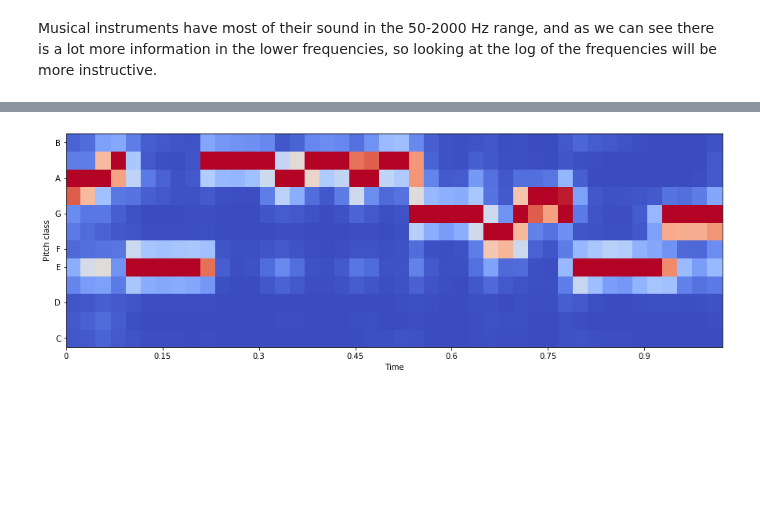
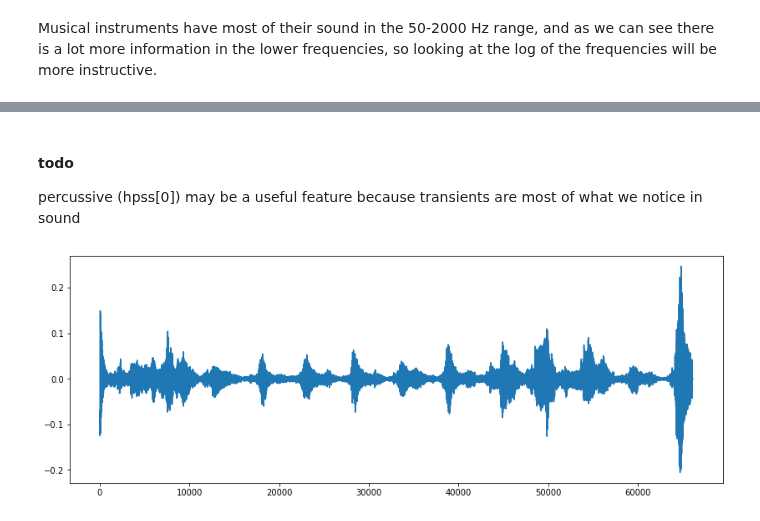
Before and after one commit to morganfry/springboard, a Jupyter notebook: Capstone Project 2/Data Exploration.ipynb, the cells around one changed output, grey strips where cells are left out. Cells and saved outputs as stored; diff of their text form; code cells hidden in the pictures; blank space fills up the shorter version.

```diff
--- a/Capstone Project 2/Data Exploration.ipynb
+++ b/Capstone Project 2/Data Exploration.ipynb
@@ -102,10 +173,9 @@ plt.show()
-# %%
-#chroma stft
-
-hop_length = 512
-chromagram = librosa.feature.chroma_stft(x, sr=sr, hop_length=hop_length)
-plt.figure(figsize=(15, 5))
-librosa.display.specshow(chromagram, x_axis='time', y_axis='chroma', hop_length=hop_length, cmap='coolwarm')
-plt.show()
-# %% [output]
-[figure, removed]
+# %% [markdown]
+#### todo
+percussive (hpss[0]) may be a useful feature because transients are most of what we notice in sound
+# %%
+plt.figure(figsize=(14,5))
+plt.plot(y_percussive)
+plt.show()
+# %% [output]
+[figure, added]
```
Also changed, not shown: parts of 20 cells of this notebook, 1 other file.
